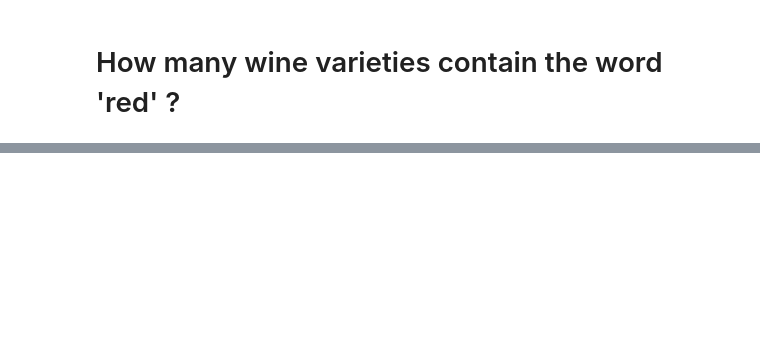
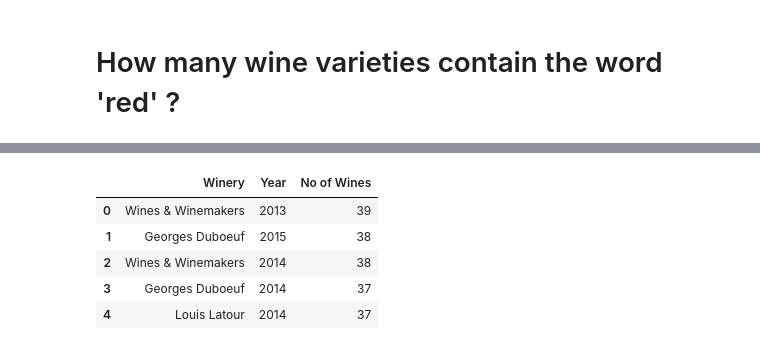
Before and after one commit to albert-kevin/azuremachinelearning, a Jupyter notebook: code/notebooks/howto_Graph.ipynb, the cells around one changed output, grey strips where cells are left out. Cells and saved outputs as stored; diff of their text form; code cells hidden in the pictures; blank space fills up the shorter version.

```diff
--- a/code/notebooks/howto_Graph.ipynb
+++ b/code/notebooks/howto_Graph.ipynb
@@ -705,4 +509,0 @@ AttributeError: 'Series' object has no attribute 'repace'
-# %%
-# indexes for additional data
-graph.run("""CREATE INDEX ON :wineGroup(id)""")
-graph.run("""CREATE INDEX ON :Year(value)""")
@@ -769,0 +512,5 @@ ORDER BY `No of Wines` DESC
+# %%
+%%time
+# indexes for additional data
+graph.run("""CREATE INDEX ON :WineGroup(title)""")
+graph.run("""CREATE INDEX ON :Year(value)""")
@@ -769,0 +606,10 @@ ORDER BY `No of Wines` DESC
+# %%
+%%time
+query = """
+MATCH (wy:Winery)<-[:FROM_WINERY]-(w:Wine)-[:FROM_YEAR]->(y:Year)
+WITH wy, y, COLLECT(w) AS wines
+RETURN wy.name AS Winery, y.value AS Year, size(wines) AS `No of Wines`
+ORDER BY `No of Wines` DESC LIMIT 5
+"""
+graph.run(query).to_data_frame()
+# %% [output]
@@ -769,0 +618,6 @@ ORDER BY `No of Wines` DESC
+|  | Winery | Year | No of Wines |
+| 0 | Wines & Winemakers | 2013 | 39 |
+| 1 | Georges Duboeuf | 2015 | 38 |
+| 2 | Wines & Winemakers | 2014 | 38 |
+| 3 | Georges Duboeuf | 2014 | 37 |
+| 4 | Louis Latour | 2014 | 37 |
```
Also changed, not shown: parts of 84 cells of this notebook, 5 other files.
